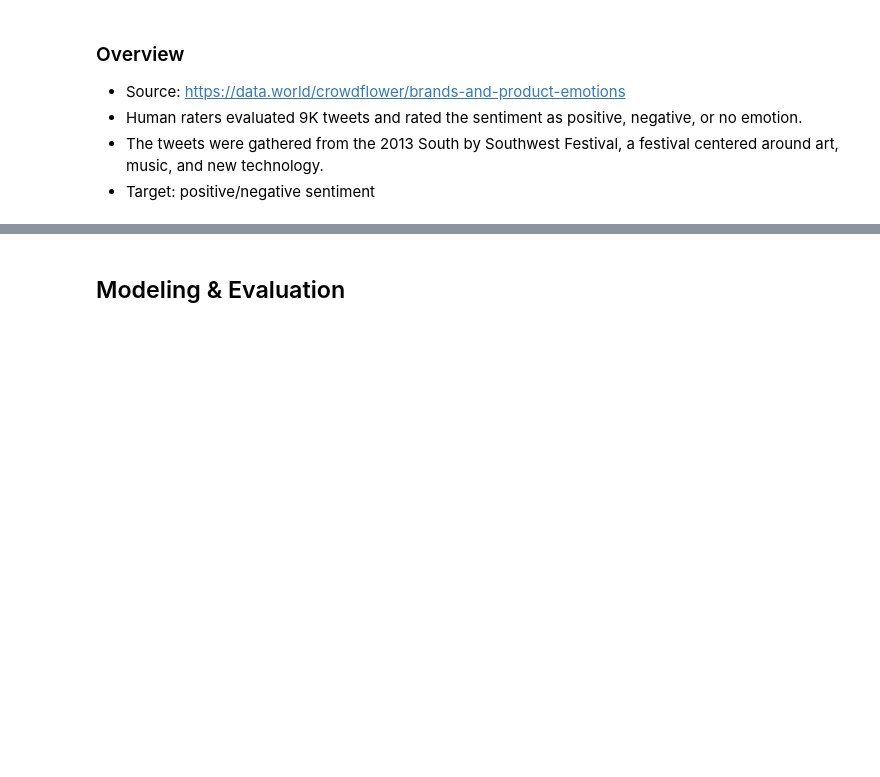
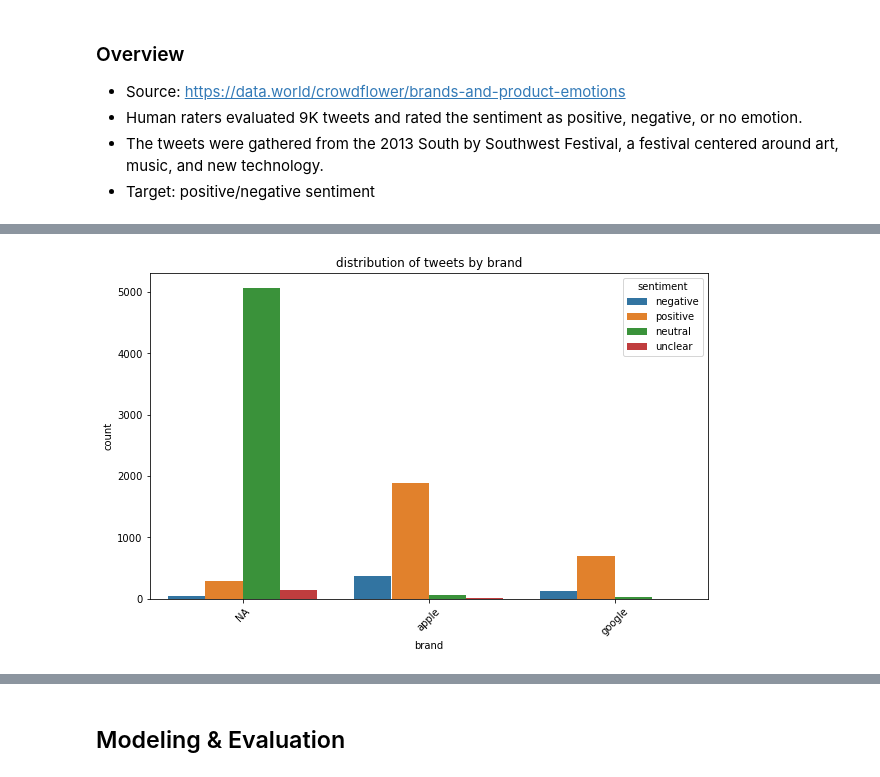
Before and after one commit to meghana-pakala/NLP-project, a Jupyter notebook: final.ipynb, the cells around one changed output, grey strips where cells are left out. Saved outputs shown, nothing was run; the diff lists cells and outputs as text; code cells hidden in the pictures; blank space fills up the shorter version.

```diff
--- a/final.ipynb
+++ b/final.ipynb
@@ -20,0 +201,4 @@
+# %%
+tweet_countplot(df, 'brand', hue='sentiment')
+# %% [output]
+[figure, added]
```
Also changed, not shown: parts of 35 cells of this notebook.
